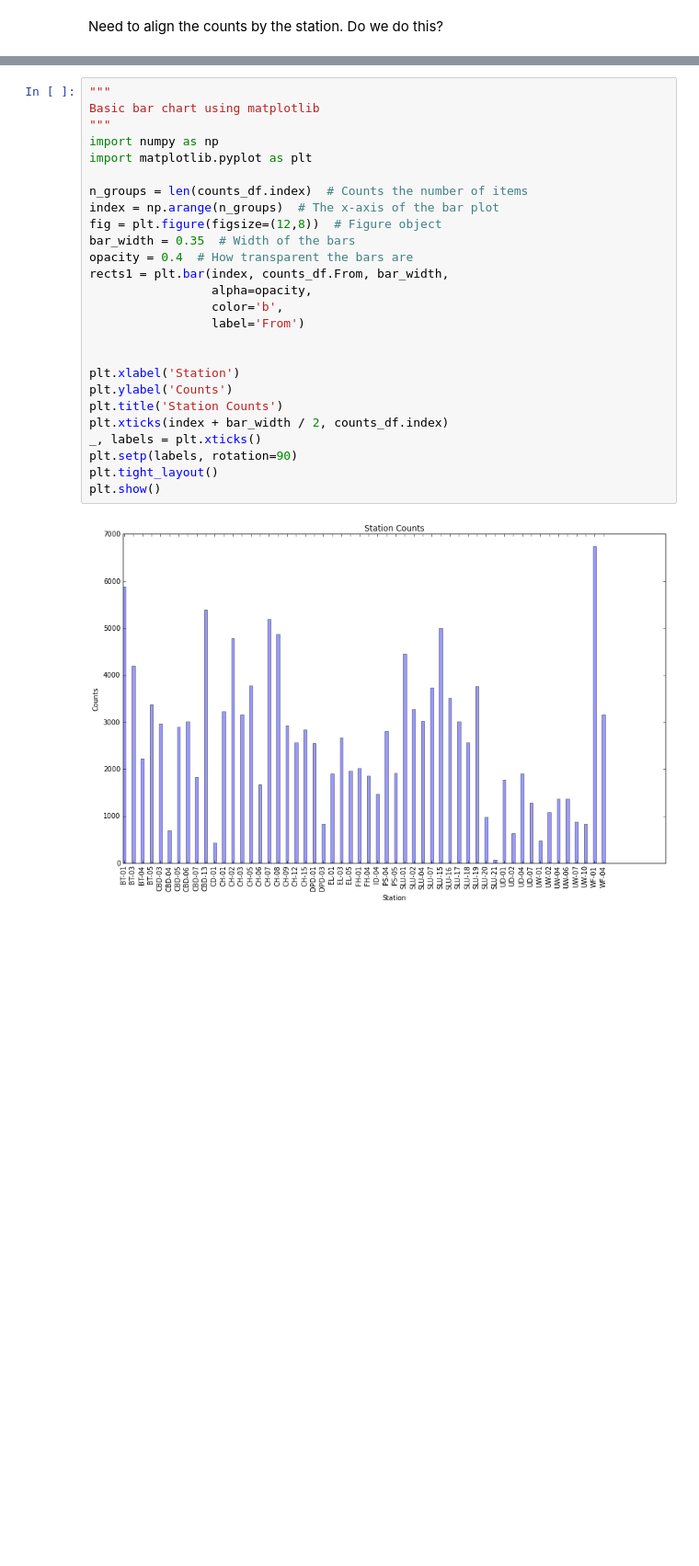
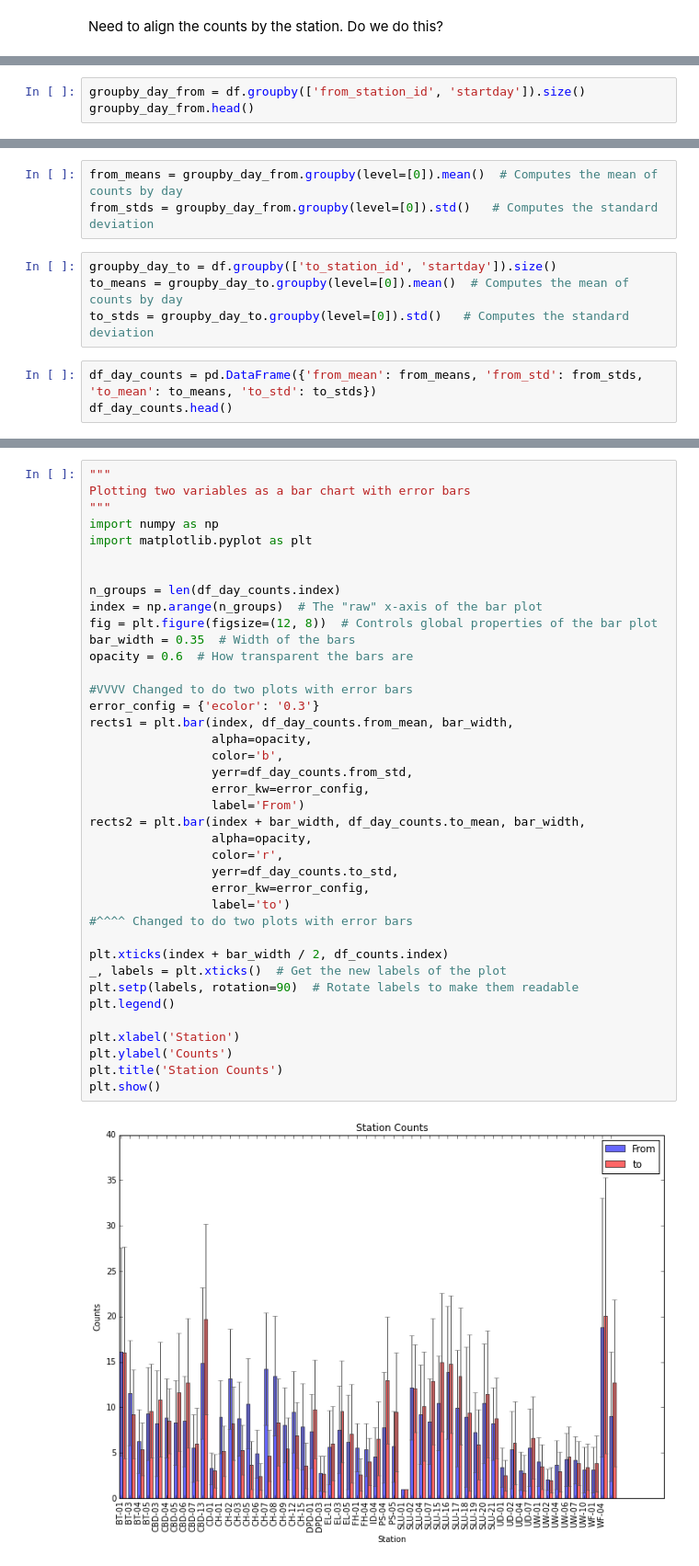
Before and after one commit to UWSEDS/LectureNotes, a Jupyter notebook: 05-Visualization-in-Python/Visualization in Python.ipynb, the cells around one changed output, grey strips where cells are left out. Shown at 92% size. Drawn from its saved outputs; the diff is of its cells as text; blank space fills up the shorter version.

Commit message:
Updated visualization notebook

```diff
--- a/05-Visualization-in-Python/Visualization in Python.ipynb
+++ b/05-Visualization-in-Python/Visualization in Python.ipynb
@@ -159,0 +233,3 @@ plt.show()
+# %%
+groupby_day_from = df.groupby(['from_station_id', 'startday']).size()
+groupby_day_from.head()
@@ -159,0 +254,10 @@ plt.show()
+# %%
+from_means = groupby_day_from.groupby(level=[0]).mean()  # Computes the mean of counts by day
+from_stds = groupby_day_from.groupby(level=[0]).std()   # Computes the standard deviation
+# %%
+groupby_day_to = df.groupby(['to_station_id', 'startday']).size()
+to_means = groupby_day_to.groupby(level=[0]).mean()  # Computes the mean of counts by day
+to_stds = groupby_day_to.groupby(level=[0]).std()   # Computes the standard deviation
+# %%
+df_day_counts = pd.DataFrame({'from_mean': from_means, 'from_std': from_stds, 'to_mean': to_means, 'to_std': to_stds})
+df_day_counts.head()
@@ -160,28 +274,41 @@ plt.show()
 # %%
 """
-Basic bar chart using matplotlib
+Plotting two variables as a bar chart with error bars
 """
 import numpy as np
 import matplotlib.pyplot as plt
 
-n_groups = len(counts_df.index)  # Counts the number of items
-index = np.arange(n_groups)  # The x-axis of the bar plot
-fig = plt.figure(figsize=(12,8))  # Figure object
+
+n_groups = len(df_day_counts.index)
+index = np.arange(n_groups)  # The "raw" x-axis of the bar plot
+fig = plt.figure(figsize=(12, 8))  # Controls global properties of the bar plot
 bar_width = 0.35  # Width of the bars
-opacity = 0.4  # How transparent the bars are
-rects1 = plt.bar(index, counts_df.From, bar_width,
+opacity = 0.6  # How transparent the bars are
+
+#VVVV Changed to do two plots with error bars
+error_config = {'ecolor': '0.3'}
+rects1 = plt.bar(index, df_day_counts.from_mean, bar_width,
                  alpha=opacity,
                  color='b',
+                 yerr=df_day_counts.from_std,
+                 error_kw=error_config,
                  label='From')
+rects2 = plt.bar(index + bar_width, df_day_counts.to_mean, bar_width,
+                 alpha=opacity,
+                 color='r',
+                 yerr=df_day_counts.to_std,
+                 error_kw=error_config,
+                 label='to')
+#^^^^ Changed to do two plots with error bars
 
+plt.xticks(index + bar_width / 2, df_counts.index)
+_, labels = plt.xticks()  # Get the new labels of the plot
+plt.setp(labels, rotation=90)  # Rotate labels to make them readable
+plt.legend()
 
 plt.xlabel('Station')
 plt.ylabel('Counts')
 plt.title('Station Counts')
-plt.xticks(index + bar_width / 2, counts_df.index)
-_, labels = plt.xticks()
-plt.setp(labels, rotation=90)
-plt.tight_layout()
 plt.show()
 # %% [output]
-[figure, old version]
+[figure, new version]
```
Also changed, not shown: parts of 25 cells of this notebook.
